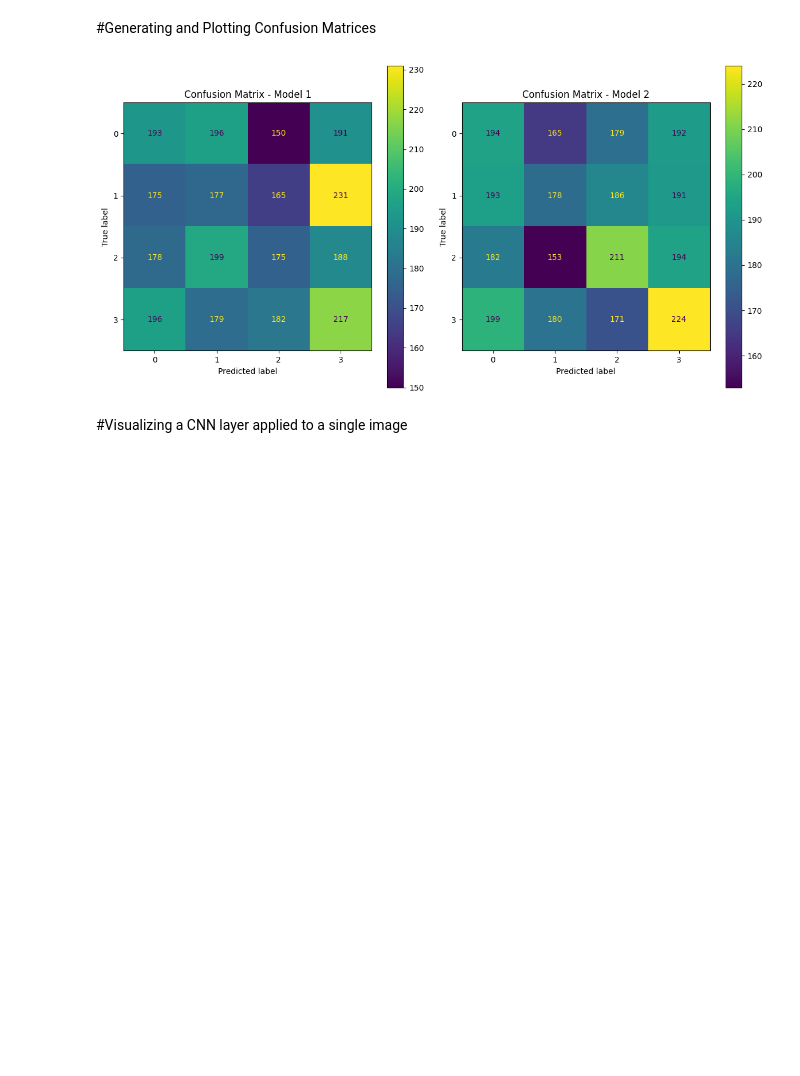
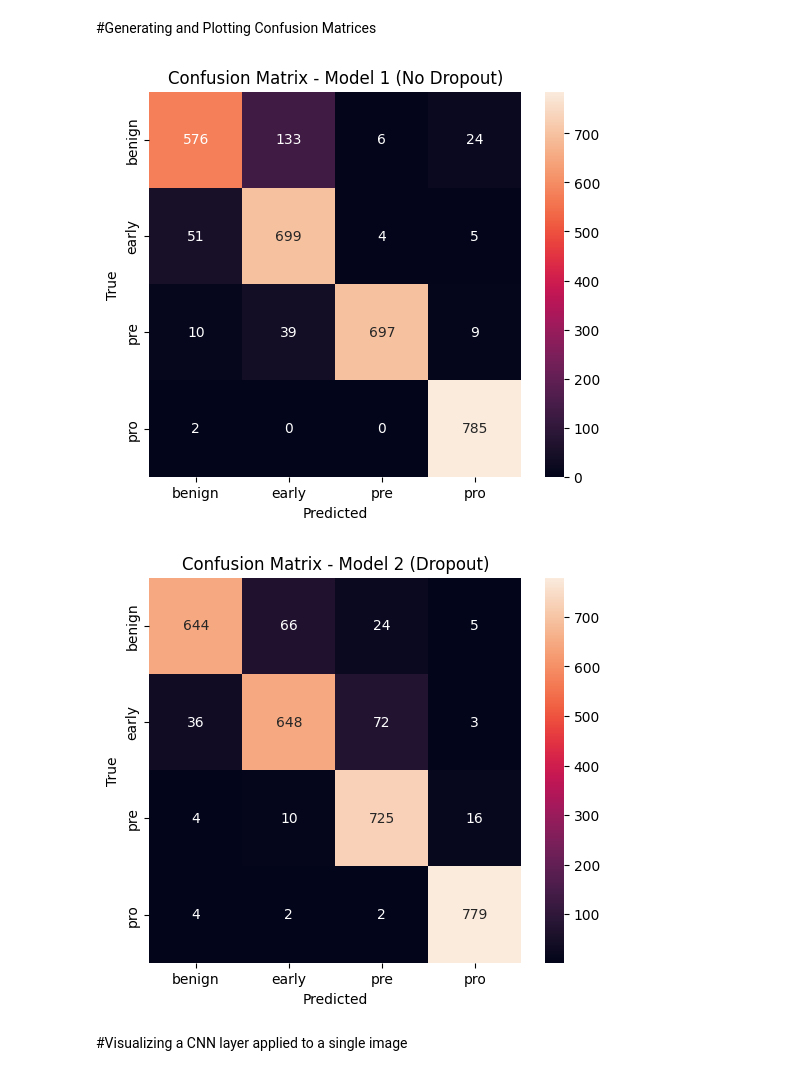
Before and after one commit to frankiscuwu/cs506-final-project, a Jupyter notebook: notebooks/ALL_keras.ipynb, the cells around one changed output. Saved outputs shown, nothing was run; the diff lists cells and outputs as text; code cells hidden in the pictures; blank space fills up the shorter version.

```diff
--- a/notebooks/ALL_keras.ipynb
+++ b/notebooks/ALL_keras.ipynb
@@ -306,0 +302,12 @@ predicted_labels2 = np.argmax(predictions2, axis=1)
+# %%
+# Ensure the test dataset is NOT shuffled and not repeated
+test_ds_eval = test_ds.cache().prefetch(0)
+
+# Extract true labels in the precise order the model sees them
+true_labels = np.array([y.numpy() for _, y in test_ds_eval.unbatch()])
+
+pred_probs_1 = model1.predict(test_ds_eval)
+predicted_labels_1 = np.argmax(pred_probs_1, axis=1)
+
+pred_probs_2 = model2.predict(test_ds_eval)
+predicted_labels_2 = np.argmax(pred_probs_2, axis=1)
@@ -307,27 +353,28 @@ predicted_labels2 = np.argmax(predictions2, axis=1)
 # %% [markdown]
 #Generating and Plotting Confusion Matrices
-# %%
-true_labels = np.concatenate([y for x, y in test_ds], axis=0)
 # %%
 # Generate confusion matrices for model performance
-cm1 = confusion_matrix(true_labels, predicted_labels1)
-cm2 = confusion_matrix(true_labels, predicted_labels2)
+cm1 = confusion_matrix(true_labels, predicted_labels_1)
+cm2 = confusion_matrix(true_labels, predicted_labels_2)
+
+class_names = ["benign", "early", "pre", "pro"]
-# %%
-# Plotting confusion matrices for each model
-fig, axes = plt.subplots(1, 2, figsize=(12, 6))
-
-disp1 = ConfusionMatrixDisplay(confusion_matrix=cm1, display_labels=[0, 1, 2, 3])
-disp1.plot(ax=axes[0])
-axes[0].set_title('Confusion Matrix - Model 1')
-
-disp2 = ConfusionMatrixDisplay(confusion_matrix=cm2, display_labels=[0, 1, 2, 3])
-disp2.plot(ax=axes[1])
-axes[1].set_title('Confusion Matrix - Model 2')
-
-plt.tight_layout()
-plt.show()
-# %% [output]
-[figure, removed]
+# %%
+plt.figure(figsize=(6,5))
+sns.heatmap(cm1, annot=True, fmt="d", xticklabels=class_names, yticklabels=class_names)
+plt.title("Confusion Matrix - Model 1 (No Dropout)")
+plt.xlabel("Predicted")
+plt.ylabel("True")
+plt.show()
+
+plt.figure(figsize=(6,5))
+sns.heatmap(cm2, annot=True, fmt="d", xticklabels=class_names, yticklabels=class_names)
+plt.title("Confusion Matrix - Model 2 (Dropout)")
+plt.xlabel("Predicted")
+plt.ylabel("True")
+plt.show()
+# %% [output]
+[figure, added]
+[figure, added]
 # %% [markdown]
 #Visualizing a CNN layer applied to a single image
 # %%
```
Also changed, not shown: parts of 23 cells of this notebook.
